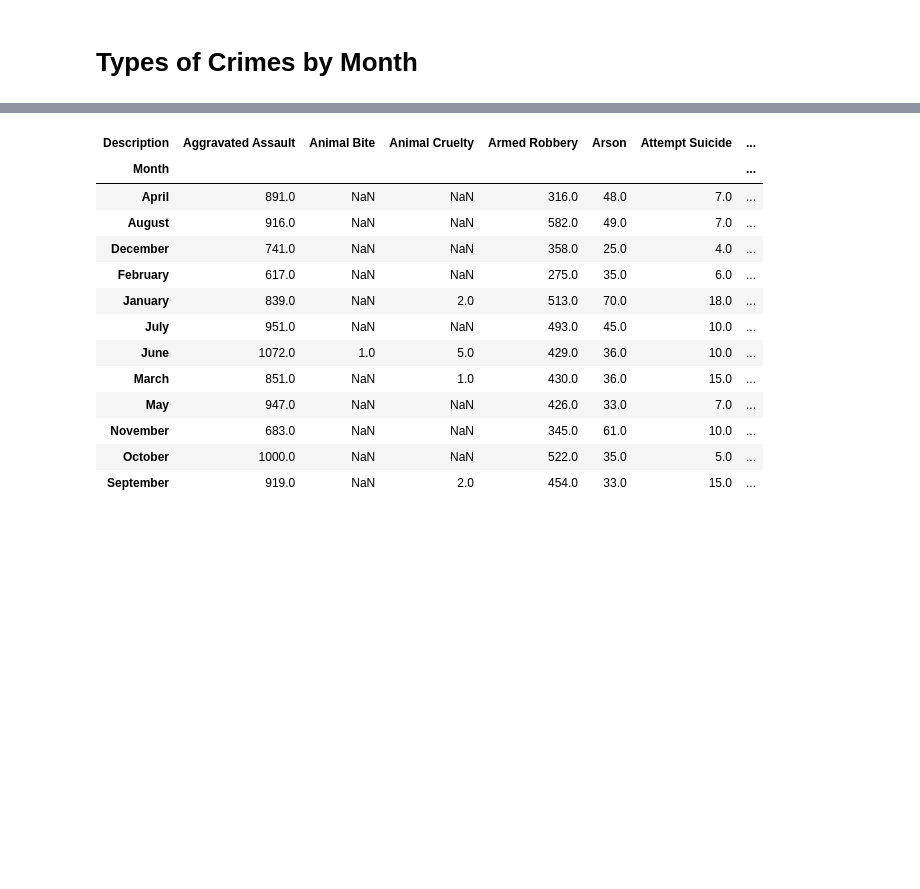
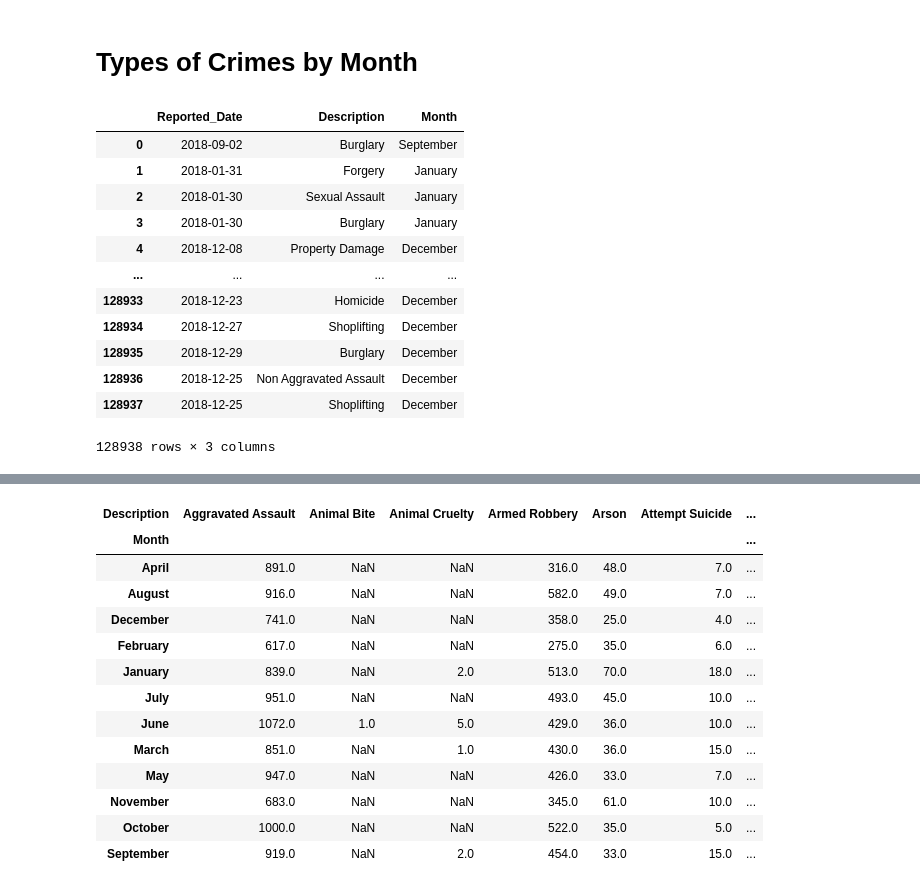
Before and after one commit to kanskris/kansas_crime_2018, a Jupyter notebook: Laylaa- Monthly Analysis.ipynb, the cells around one changed output, grey strips where cells are left out. Saved outputs shown, nothing was run; the diff lists cells and outputs as text; code cells hidden in the pictures; blank space fills up the shorter version.

```diff
--- a/Laylaa- Monthly Analysis.ipynb
+++ b/Laylaa- Monthly Analysis.ipynb
@@ -197,25 +213,40 @@ Power_divergenceResult(statistic=1011.3083497494919, pvalue=7.07197987961874e-21
 # %%
 copy = cleanedData
 copy['Reported_Date'] = pd.to_datetime(copy['Reported_Date'], errors='coerce')
 copy['Month'] =  copy['Reported_Date'].dt.strftime('%B')
 copy = copy.replace({'Agg Assault - Domest': 'Aggravated Assault', 'Aggravated Assault (': 'Aggravated Assault', 'Agg Assault': 'Aggravated Assault', 'agg assault': 'Aggravated Assault',
                      'AGG ASSAULT': 'Aggravated Assault', 'Agg Assault - Drive-': 'Aggravated Assault', 'agg assault': 'Aggravated Assault', 'Arson with Fire Bomb': 'Arson', 'HOMICIDE/Non Neglige': 'Homicide',
                     'Justifiable Homicide': 'Homicide', 'Non Agg Assault Dome': 'Non Aggravated Assault', 'non aggravated assau': 'Non Aggravated Assault','Non Aggravated Assau': 'Non Aggravated Assault',
                      'Sex Off Follow/Entic': 'Sexual Assault', 'Sex Off Fondle - mol': 'Sexual Assault', 'Sex Off Incest': 'Sexual Assault', 'Sex Off Indecent Con': 'Sexual Assault', 'Sex Off Indecent Exp': 'Sexual Assault',
                      'Sex Off Misconduct': 'Sexual Assault', 'Sex Offense -others': 'Sexual Assault', 'Sexual Assault with': 'Sexual Assault', 'Forcible Fondling': 'Sexual Assault', 'Kidnapping/Abduction': 'Kidnapping'})
 copy = copy.replace({'Auto Theft Outside S': 'Auto Theft', 'Burglary - Non Resid': 'Burglary', 'Burglary - Residence': 'Burglary', 'Business Robbery': 'Robbery', 'property damage': 'Property Damage','Stealing All Other': 'Stealing',
                      'Stealing Auto Parts': 'Stealing', 'Stealing Auto Parts/': 'Stealing', 'Stealing Bicycles': 'Stealing', 'Stealing Coin Operat': 'Stealing', 'Stealing From Auto': 'Stealing', 'Stealing Pickpocket': 'Pickpocket',
                      'Stealing Purse Snatc': 'Snatchning', 'Stealing Shoplifting': 'Shoplifting', 'Stealing from Buildi': 'Stealing', 'Stolen Property OFFE': 'Stolen Property', 'Strong Arm Robbery': 'Armed Robbery',
                      'Withhold Property': 'Larceny', 'stealing': 'Stealing', 'stealing from buildi': 'Stealing'})
 copy = copy.replace({'Accidental Drug Over': 'Drug Overdose', 'Driving Under Influe': 'DUI', 'Drunkenness': 'Misdemeanor', 'Hit and Run of a Per': 'Hit and Run', 'Human Trafficking/Co': 'Human Trafficking','Liquor Law Violaton': 'Violation',
                     'Disorderly Conduct': 'Misdemeanor', 'Bomb Threat/Intimida': 'Felony', 'Bombing (other than': 'Felony','False ID': 'Impersonation', 'False Information to': 'Impersonation','Impersonation - NOT': 'Impersonation', 'Gambling - Possessio': 'Gambling',
                     'Possession of Drug E': 'Possession of Drug', 'Possession/Sale/Dist': 'Possession of Drug', 'Resisting an Officer' : 'Misdemeanor', 'TRESPASS': 'Trespassing', 'Violation Ex Parte O': 'Violation', 'Violation Full Order': 'Violation', 'Possesion': 'Possession of Drug',
                      'Weapons Law Violatio': 'Violation'})
 copy = copy.replace({'Animal Bite - Dog': 'Animal Bite','Interference with Cu': 'Interference', 'Misc Offense': 'Misc', 'Misc Violation': 'Misc', 'misc violation': 'Misc', 'Promoting Prostituti': 'Prostitution', 'Prostitution/Patroni': 'Prostitution', 'Prostitution/Solicit': 'Prostitution',
                      'Suicide By Jumping': 'Suicide', 'Suicide By Shooting': 'Suicide', 'Suicide By Sleeping': 'Suicide', 'Suicide by Other Mea': 'Suicide', 'URINATE IN PUBLIC': 'Misdemeanor/Other','TRASH DUMPING': 'Misdemeanor/Other','`': 'Misc','misc': 'Misc', 'Attempt Suicide by D': 'Attempt Suicide',
                      'Attempt Suicide by G': 'Attempt Suicide', 'Attempt Suicide by H': 'Attempt Suicide', 'Attempt Suicide by J': 'Attempt Suicide', 'Attempt Suicide by O': 'Attempt Suicide', 'Attempt Suicide by P': 'Attempt Suicide', 'Attempt Suicide by S': 'Attempt Suicide', 'Attempt Suicide by C': 'Attempt Suicide'})
 copy = copy.replace({ 'Passing Bad Checks' : 'Counterfeiting','Extortion/Blackmail': 'Blackmail','black mail': 'Blackmail', 'Fraud/Confidence Gam': 'Fraud', 'forgery': 'Forgery', 'Casualty (includes a': 'Casualty', 'Hacking/Computer Inv': 'Cybercrime', 'Dumping (littering)': 'Misdemeanor/Other', 'Missing/Runaway Juve': 'Missing',
                     'Suicide By Hanging': 'Suicide'})
+copy
+# %% [output]
+|  | Reported_Date | Description | Month |
+| 0 | 2018-09-02 | Burglary | September |
+| 1 | 2018-01-31 | Forgery | January |
+| 2 | 2018-01-30 | Sexual Assault | January |
+| 3 | 2018-01-30 | Burglary | January |
+| 4 | 2018-12-08 | Property Damage | December |
+| ... | ... | ... | ... |
+| 128933 | 2018-12-23 | Homicide | December |
+| 128934 | 2018-12-27 | Shoplifting | December |
+| 128935 | 2018-12-29 | Burglary | December |
+| 128936 | 2018-12-25 | Non Aggravated Assault | December |
+| 128937 | 2018-12-25 | Shoplifting | December |
+128938 rows × 3 columns
 # %%
 typesofCrime = copy.groupby(['Month','Description'])['Reported_Date'].count()
 # %%
```
Also changed, not shown: parts of 11 cells of this notebook.
